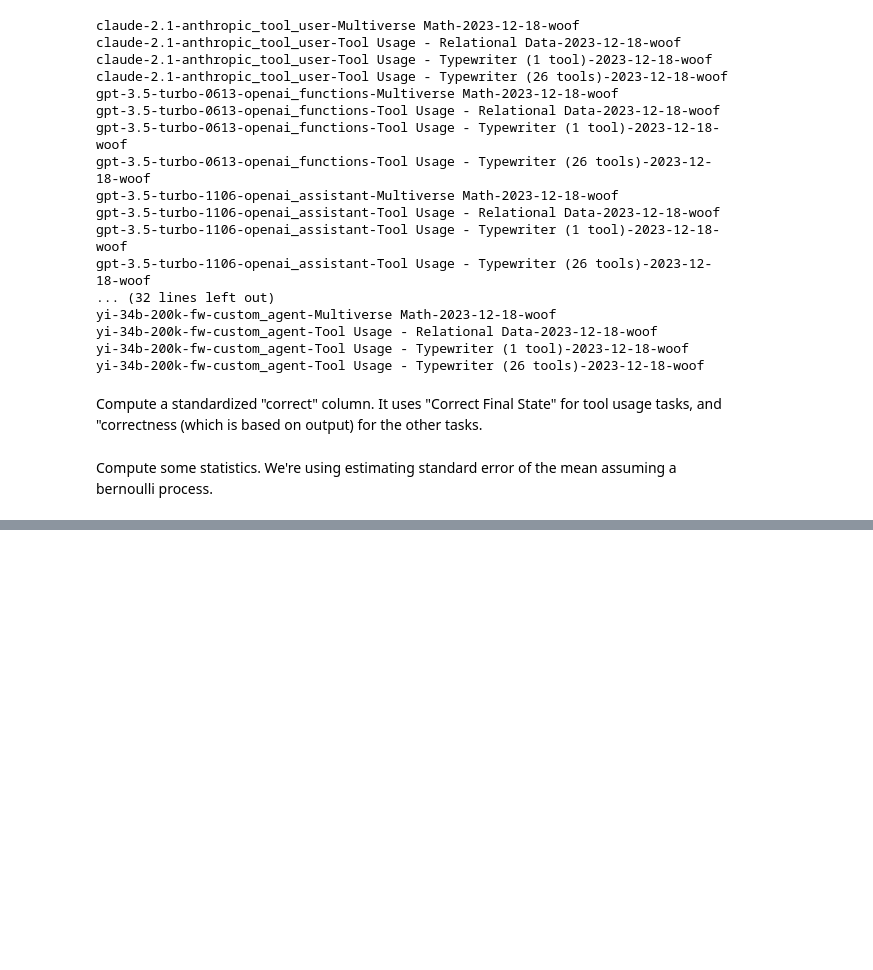
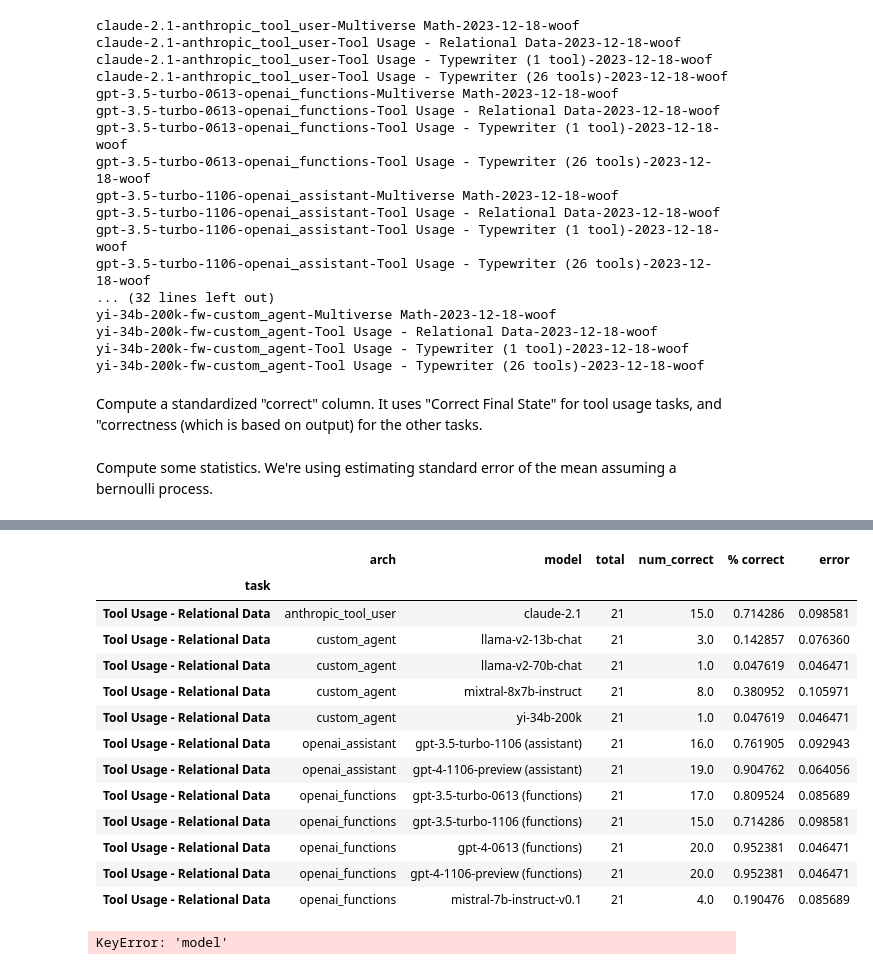
Before and after one commit to langchain-ai/langchain-benchmarks, a Jupyter notebook: docs/source/notebooks/tool_usage/analysis.ipynb, the cells around one changed output, grey strips where cells are left out. Cells and saved outputs as stored; diff of their text form; code cells hidden in the pictures; blank space fills up the shorter version.

```diff
--- a/docs/source/notebooks/tool_usage/analysis.ipynb
+++ b/docs/source/notebooks/tool_usage/analysis.ipynb
@@ -199,0 +294,21 @@ plt.show()
+# %%
+subset_df
+# %% [output]
+|  | arch | model | total | num_correct | % correct | error |
+| task |  |  |  |  |  |  |
+| Tool Usage - Relational Data | anthropic_tool_user | claude-2.1 | 21 | 15.0 | 0.714286 | 0.098581 |
+| Tool Usage - Relational Data | custom_agent | llama-v2-13b-chat | 21 | 3.0 | 0.142857 | 0.076360 |
+| Tool Usage - Relational Data | custom_agent | llama-v2-70b-chat | 21 | 1.0 | 0.047619 | 0.046471 |
+| Tool Usage - Relational Data | custom_agent | mixtral-8x7b-instruct | 21 | 8.0 | 0.380952 | 0.105971 |
+| Tool Usage - Relational Data | custom_agent | yi-34b-200k | 21 | 1.0 | 0.047619 | 0.046471 |
+| Tool Usage - Relational Data | openai_assistant | gpt-3.5-turbo-1106 (assistant) | 21 | 16.0 | 0.761905 | 0.092943 |
+| Tool Usage - Relational Data | openai_assistant | gpt-4-1106-preview (assistant) | 21 | 19.0 | 0.904762 | 0.064056 |
+| Tool Usage - Relational Data | openai_functions | gpt-3.5-turbo-0613 (functions) | 21 | 17.0 | 0.809524 | 0.085689 |
+| Tool Usage - Relational Data | openai_functions | gpt-3.5-turbo-1106 (functions) | 21 | 15.0 | 0.714286 | 0.098581 |
+| Tool Usage - Relational Data | openai_functions | gpt-4-0613 (functions) | 21 | 20.0 | 0.952381 | 0.046471 |
+| Tool Usage - Relational Data | openai_functions | gpt-4-1106-preview (functions) | 21 | 20.0 | 0.952381 | 0.046471 |
+| Tool Usage - Relational Data | openai_functions | mistral-7b-instruct-v0.1 | 21 | 4.0 | 0.190476 | 0.085689 |
+# %%
+subset_df.loc['model']
+# %% [output]
+KeyError: 'model'
```
Also changed, not shown: parts of 13 cells of this notebook.
